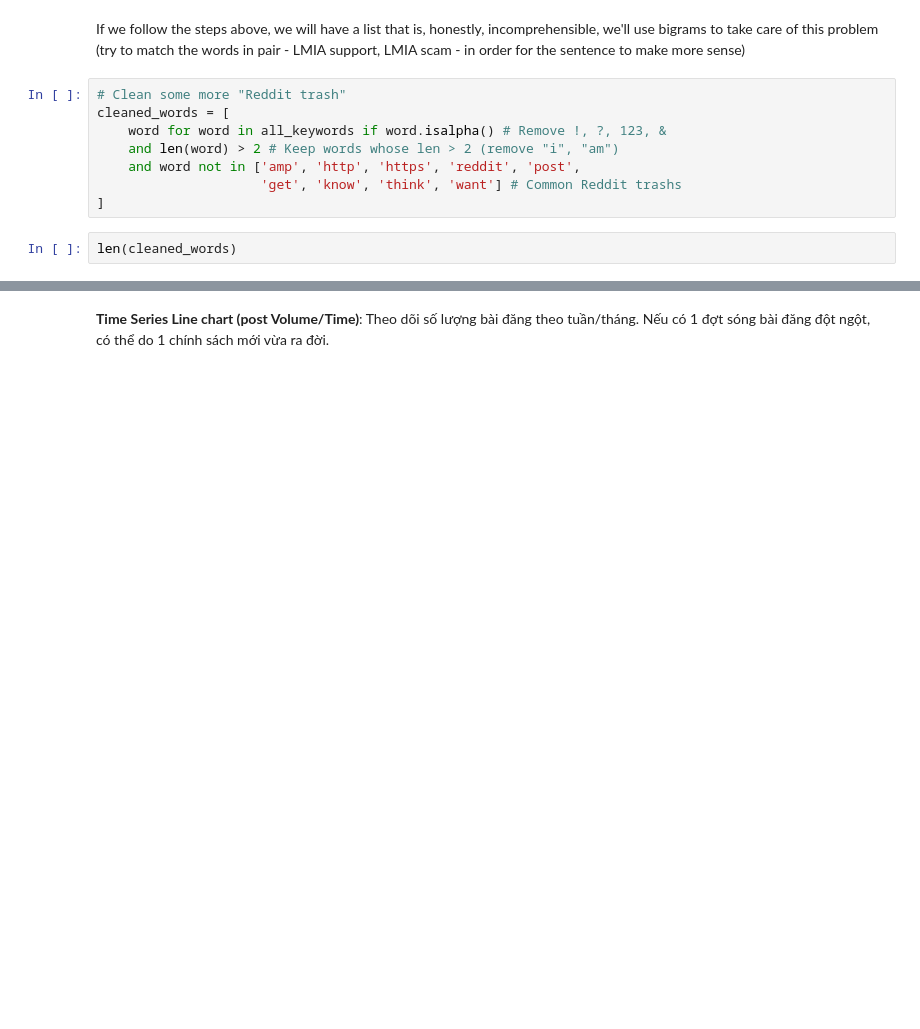
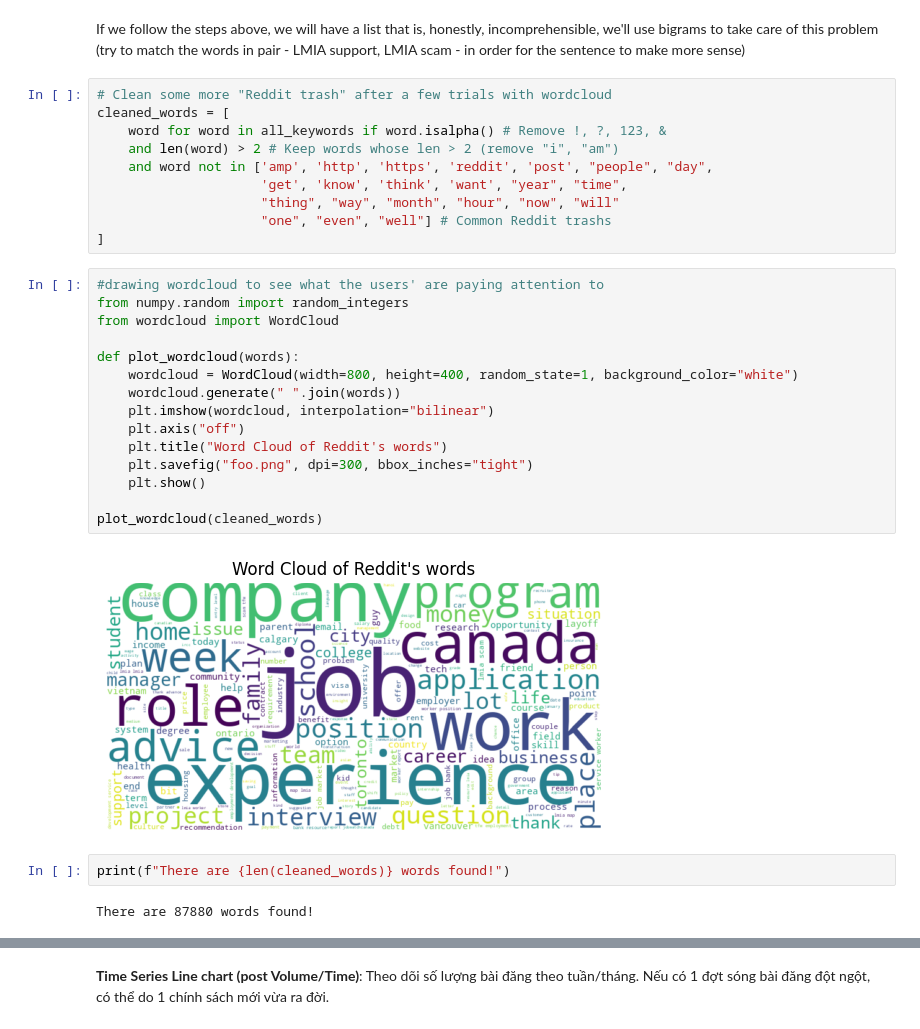
Before and after one commit to jtran2509/reddit-employment-trends, a Jupyter notebook: notebooks/eda_reddit.ipynb, the cells around one changed output, grey strips where cells are left out. Drawn from its saved outputs; the diff is of its cells as text; blank space fills up the shorter version.

```diff
--- a/notebooks/eda_reddit.ipynb
+++ b/notebooks/eda_reddit.ipynb
@@ -183,15 +348,36 @@ From the chart, we can see a few things:
 # %% [markdown]
 If we follow the steps above, we will have a list that is, honestly, incomprehensible, we'll use bigrams to take care of this problem (try to match the words in pair - LMIA support, LMIA scam - in order for the sentence to make more sense)
 # %%
-# Clean some more "Reddit trash"
+# Clean some more "Reddit trash" after a few trials with wordcloud
 cleaned_words = [
     word for word in all_keywords if word.isalpha() # Remove !, ?, 123, &
     and len(word) > 2 # Keep words whose len > 2 (remove "i", "am")
-    and word not in ['amp', 'http', 'https', 'reddit', 'post',
-                     'get', 'know', 'think', 'want'] # Common Reddit trashs
+    and word not in ['amp', 'http', 'https', 'reddit', 'post', "people", "day",
+                     'get', 'know', 'think', 'want', "year", "time",
+                     "thing", "way", "month", "hour", "now", "will"
+                     "one", "even", "well"] # Common Reddit trashs
 ]
-# %%
-len(cleaned_words)
+# %%
+#drawing wordcloud to see what the users' are paying attention to
+from numpy.random import random_integers
+from wordcloud import WordCloud
+
+def plot_wordcloud(words):
+    wordcloud = WordCloud(width=800, height=400, random_state=1, background_color="white")
+    wordcloud.generate(" ".join(words))
+    plt.imshow(wordcloud, interpolation="bilinear")
+    plt.axis("off")
+    plt.title("Word Cloud of Reddit's words")
+    plt.savefig("foo.png", dpi=300, bbox_inches="tight")
+    plt.show()
+
+plot_wordcloud(cleaned_words)
+# %% [output]
+[figure, added]
+# %%
+print(f"There are {len(cleaned_words)} words found!")
+# %% [output]
+There are 87880 words found!
 # %%
 from nltk.collocations import BigramAssocMeasures, BigramCollocationFinder
 # Instantiate the Bigrams measures
```
Also changed, not shown: parts of 57 cells of this notebook, 4 other files.
